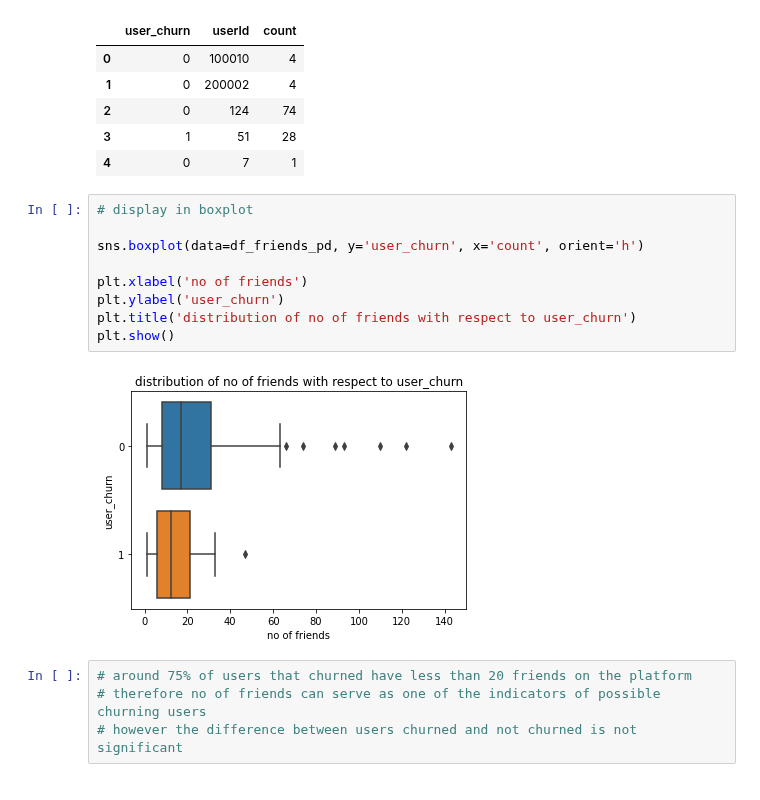
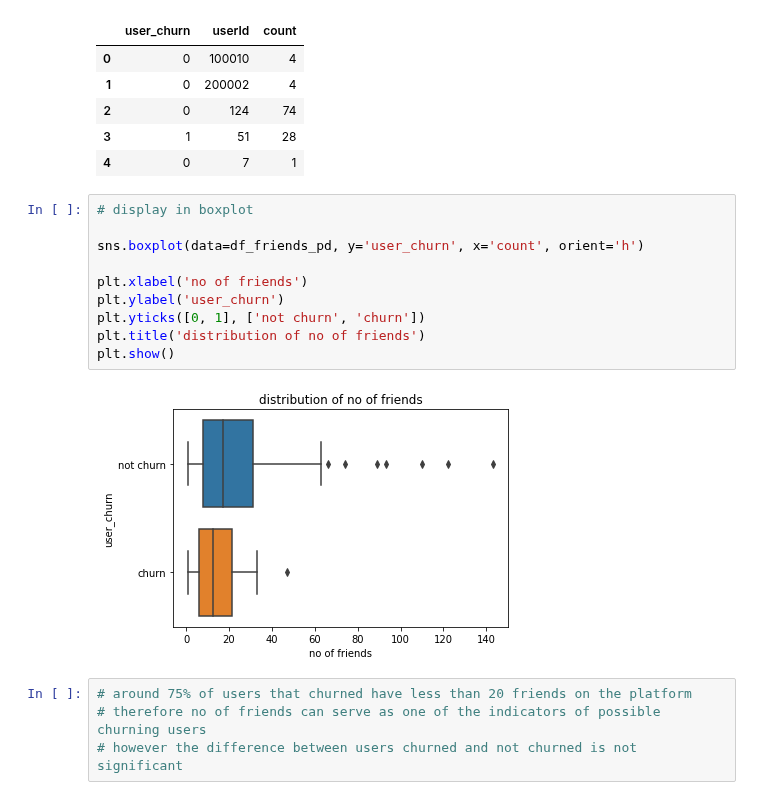
Before and after one commit to yatfungleung/Sparkify-User-Churn-Prediction, a Jupyter notebook: 1_data_cleaning.ipynb, the cells around one changed output. Saved outputs shown, nothing was run; the diff lists cells and outputs as text.

```diff
--- a/1_data_cleaning.ipynb
+++ b/1_data_cleaning.ipynb
@@ -615,14 +619,15 @@ df_friends_pd.head()
 # %%
 # display in boxplot
 
 sns.boxplot(data=df_friends_pd, y='user_churn', x='count', orient='h')
 
 plt.xlabel('no of friends')
 plt.ylabel('user_churn')
-plt.title('distribution of no of friends with respect to user_churn')
+plt.yticks([0, 1], ['not churn', 'churn'])
+plt.title('distribution of no of friends')
 plt.show()
 # %% [output]
-[figure, old version]
+[figure, new version]
 # %%
 # around 75% of users that churned have less than 20 friends on the platform
 # therefore no of friends can serve as one of the indicators of possible churning users
```
Also changed, not shown: parts of 3 cells of this notebook.
